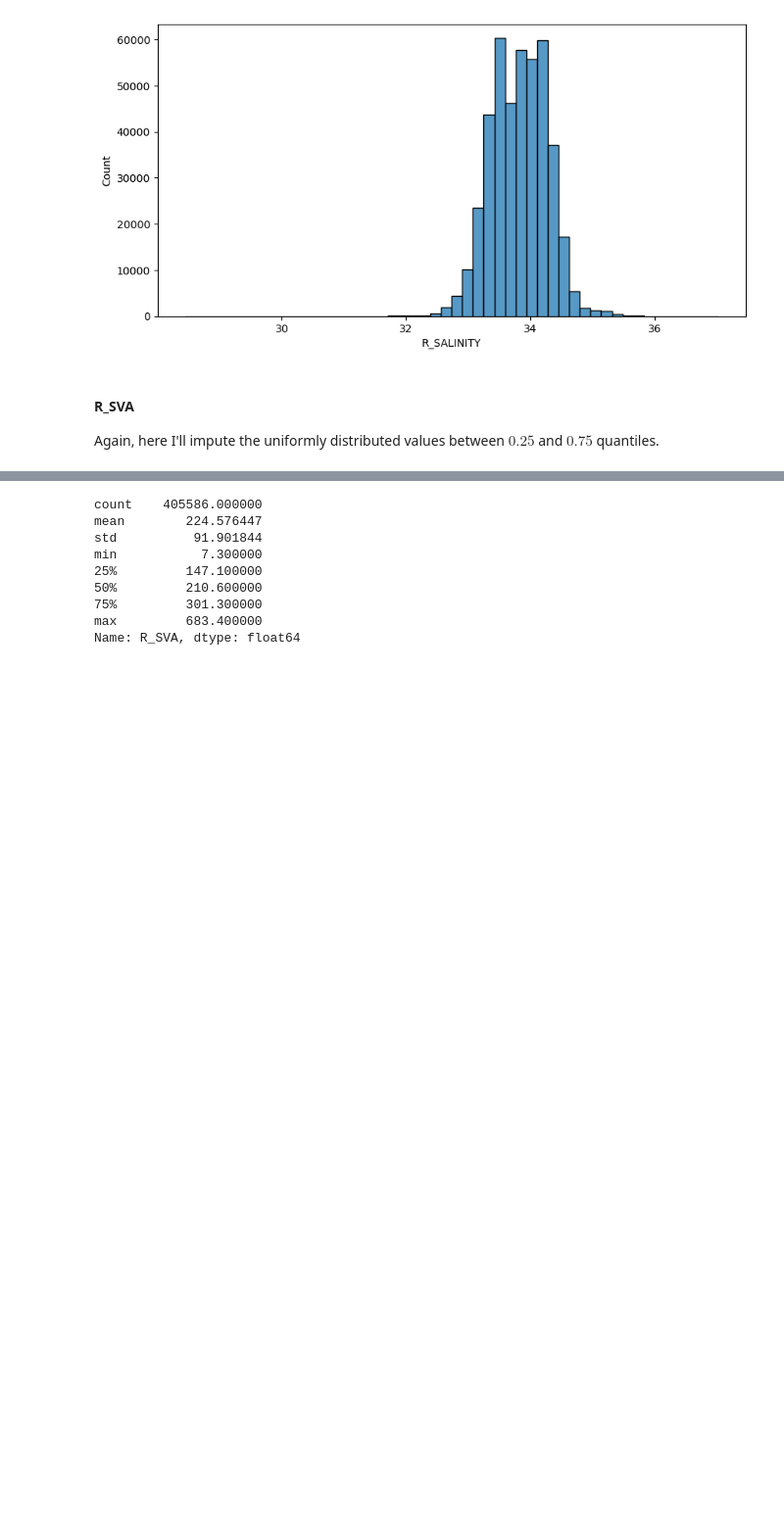
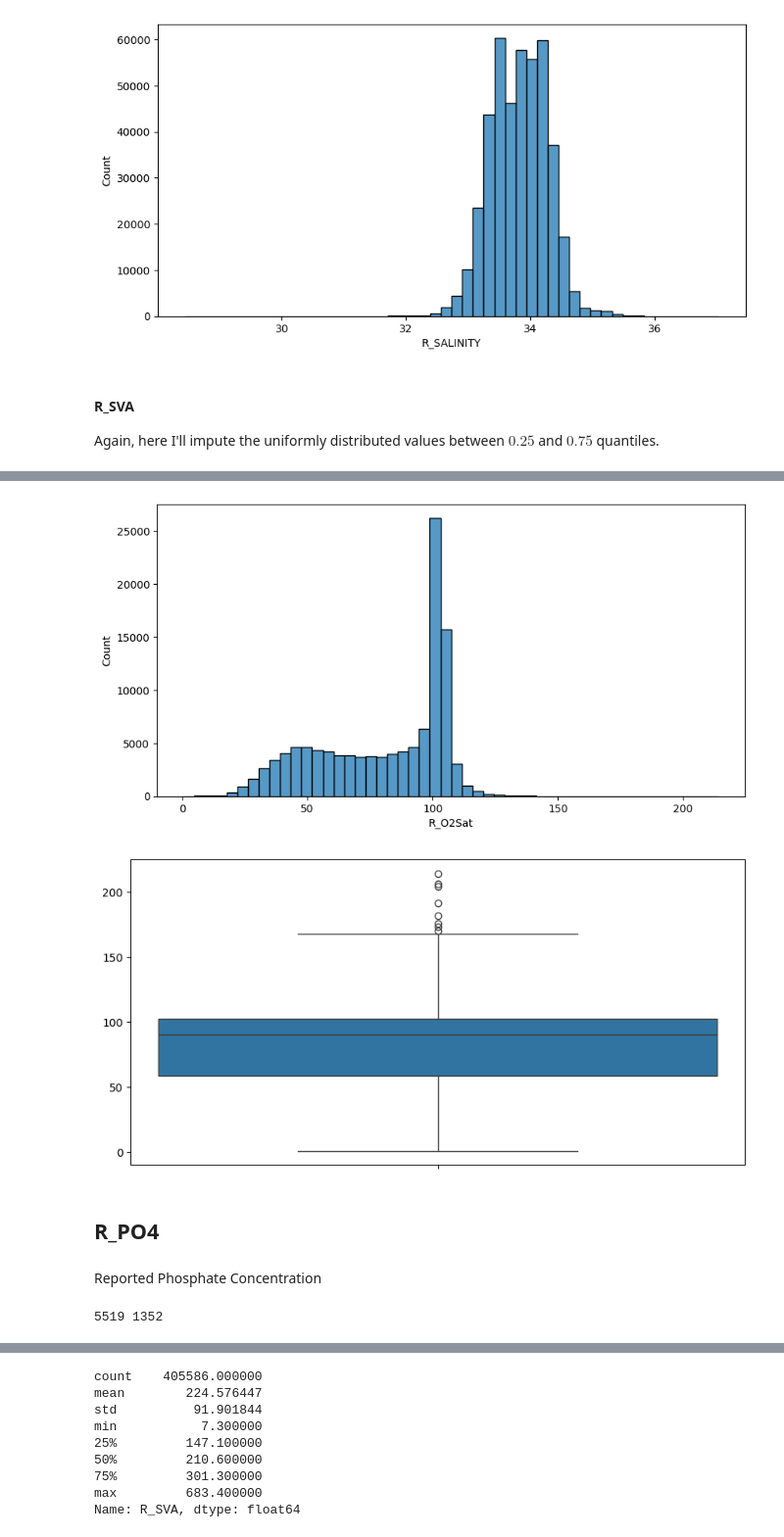
Before and after one commit to AndreiShelest/CalCOFI, a Jupyter notebook: notebooks/02.split-impute-explore.ipynb, the cells around one changed output, grey strips where cells are left out. Shown at 98% size. Saved outputs shown, nothing was run; the diff lists cells and outputs as text; code cells hidden in the pictures; blank space fills up the shorter version.

```diff
--- a/notebooks/02.split-impute-explore.ipynb
+++ b/notebooks/02.split-impute-explore.ipynb
@@ -192,0 +233,14 @@ Again, here I'll impute the uniformly distributed values between $0.25$ and $0.7
+# %%
+hist_plot(bottle_df_train['R_O2Sat'])
+box_plot(bottle_df_train['R_O2Sat'])
+# %% [output]
+[figure, added]
+[figure, added]
+# %% [markdown]
+## R_PO4
+# %% [markdown]
+Reported Phosphate Concentration
+# %%
+print(bottle_df_train['R_PO4'].isnull().sum(), bottle_df_test['R_PO4'].isnull().sum())
+# %% [output]
+5519 1352
```
Also changed, not shown: parts of 18 cells of this notebook.
